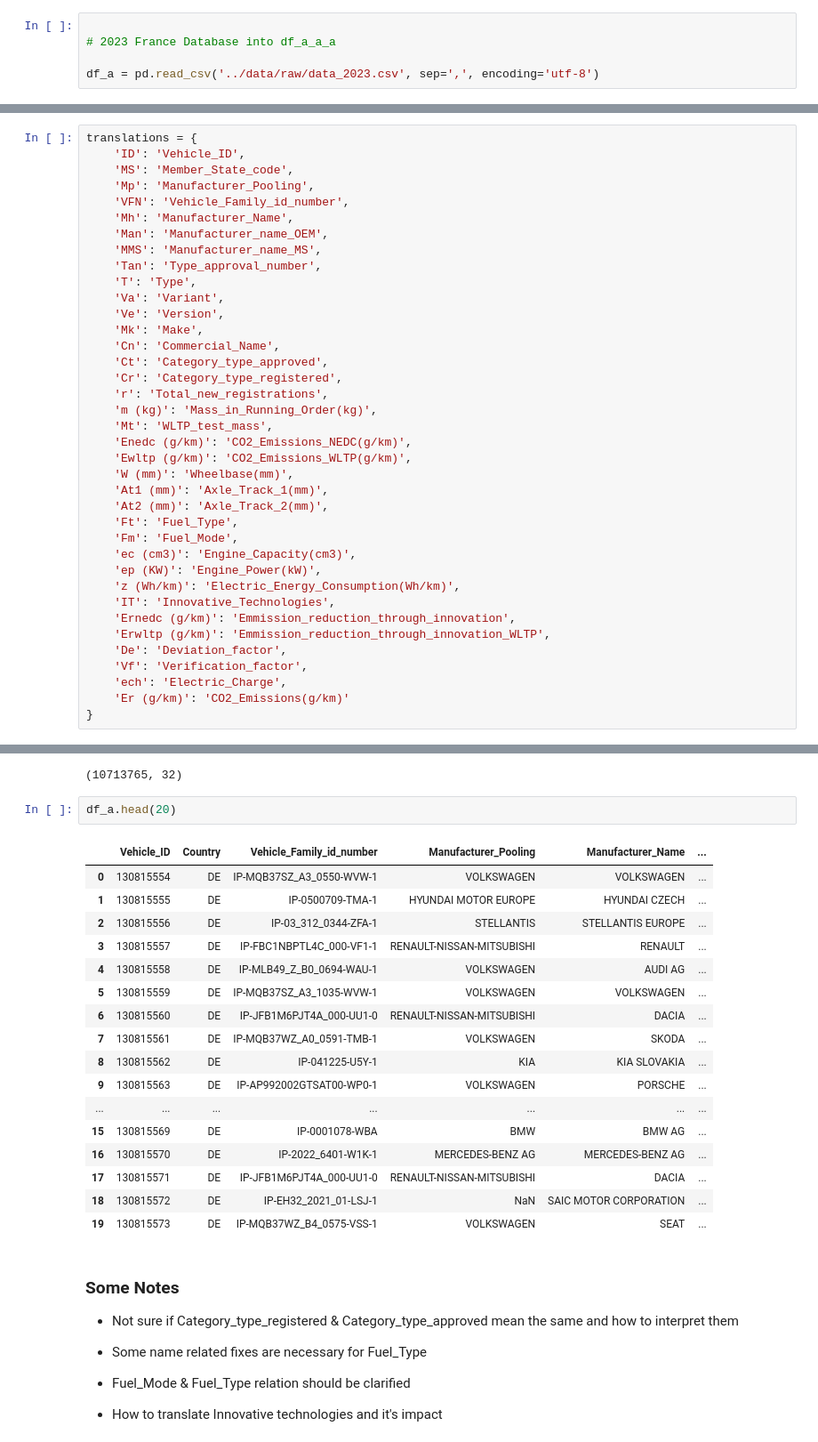
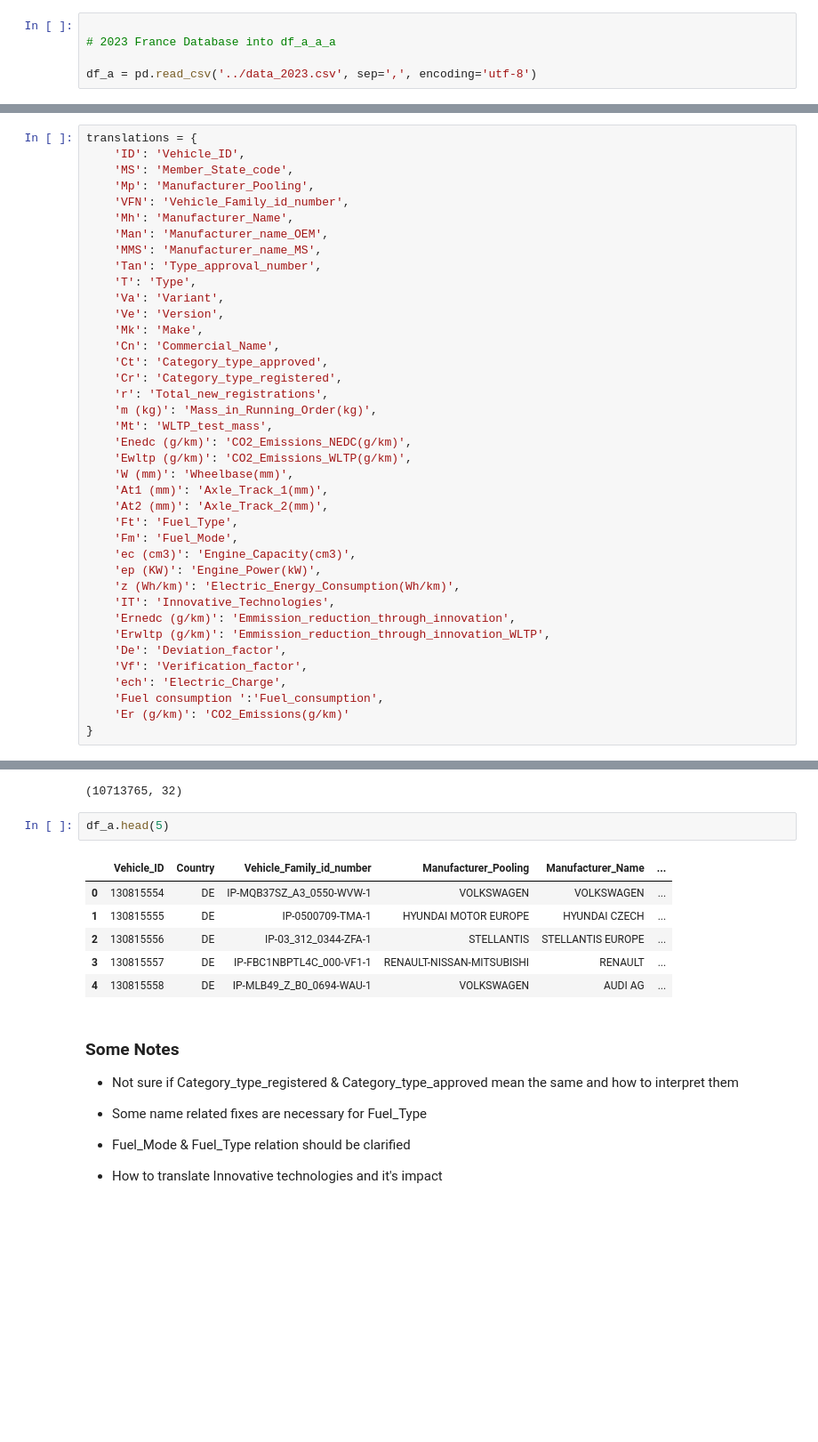
Before and after one commit to Tavocado-S/CO2_Prediction, a Jupyter notebook: notebooks/burak_explo_copy_2023.ipynb, the cells around one changed output, grey strips where cells are left out. Shown at 89% size. Cells and saved outputs as stored; diff of their text form; blank space fills up the shorter version.

```diff
--- a/notebooks/burak_explo_copy_2023.ipynb
+++ b/notebooks/burak_explo_copy_2023.ipynb
@@ -99,7 +99,7 @@ from scipy import stats
 
 # 2023 France Database into df_a_a_a
 
-df_a = pd.read_csv('../data/raw/data_2023.csv', sep=',', encoding='utf-8')
+df_a = pd.read_csv('../data_2023.csv', sep=',', encoding='utf-8')
 # %% [markdown]
 ## **Data Exploration of Europe 2023 Data Set**
 # %% [markdown]
@@ -196,6 +196,7 @@ translations = {
     'De': 'Deviation_factor',
     'Vf': 'Verification_factor',
     'ech': 'Electric_Charge',
+    'Fuel consumption ':'Fuel_consumption',
     'Er (g/km)': 'CO2_Emissions(g/km)'
 }
 # %%
@@ -349,25 +350,14 @@ df_a.shape
 # %% [output]
 (10713765, 32)
 # %%
-df_a.head(20)
+df_a.head(5)
 # %% [output]
 |  | Vehicle_ID | Country | Vehicle_Family_id_number | Manufacturer_Pooling | Manufacturer_Name | ... |
 | 0 | 130815554 | DE | IP-MQB37SZ_A3_0550-WVW-1 | VOLKSWAGEN | VOLKSWAGEN | ... |
 | 1 | 130815555 | DE | IP-0500709-TMA-1 | HYUNDAI MOTOR EUROPE | HYUNDAI CZECH | ... |
 | 2 | 130815556 | DE | IP-03_312_0344-ZFA-1 | STELLANTIS | STELLANTIS EUROPE | ... |
 | 3 | 130815557 | DE | IP-FBC1NBPTL4C_000-VF1-1 | RENAULT-NISSAN-MITSUBISHI | RENAULT | ... |
 | 4 | 130815558 | DE | IP-MLB49_Z_B0_0694-WAU-1 | VOLKSWAGEN | AUDI AG | ... |
-| 5 | 130815559 | DE | IP-MQB37SZ_A3_1035-WVW-1 | VOLKSWAGEN | VOLKSWAGEN | ... |
-| 6 | 130815560 | DE | IP-JFB1M6PJT4A_000-UU1-0 | RENAULT-NISSAN-MITSUBISHI | DACIA | ... |
-| 7 | 130815561 | DE | IP-MQB37WZ_A0_0591-TMB-1 | VOLKSWAGEN | SKODA | ... |
-| 8 | 130815562 | DE | IP-041225-U5Y-1 | KIA | KIA SLOVAKIA | ... |
-| 9 | 130815563 | DE | IP-AP992002GTSAT00-WP0-1 | VOLKSWAGEN | PORSCHE | ... |
-| ... | ... | ... | ... | ... | ... | ... |
-| 15 | 130815569 | DE | IP-0001078-WBA | BMW | BMW AG | ... |
-| 16 | 130815570 | DE | IP-2022_6401-W1K-1 | MERCEDES-BENZ AG | MERCEDES-BENZ AG | ... |
-| 17 | 130815571 | DE | IP-JFB1M6PJT4A_000-UU1-0 | RENAULT-NISSAN-MITSUBISHI | DACIA | ... |
-| 18 | 130815572 | DE | IP-EH32_2021_01-LSJ-1 | NaN | SAIC MOTOR CORPORATION | ... |
-| 19 | 130815573 | DE | IP-MQB37WZ_B4_0575-VSS-1 | VOLKSWAGEN | SEAT | ... |
 # %% [markdown]
 ### Some Notes
 - Not sure if Category_type_registered & Category_type_approved mean the same and how to interpret them
```
Also changed, not shown: parts of 49 cells of this notebook, 1 other file.
